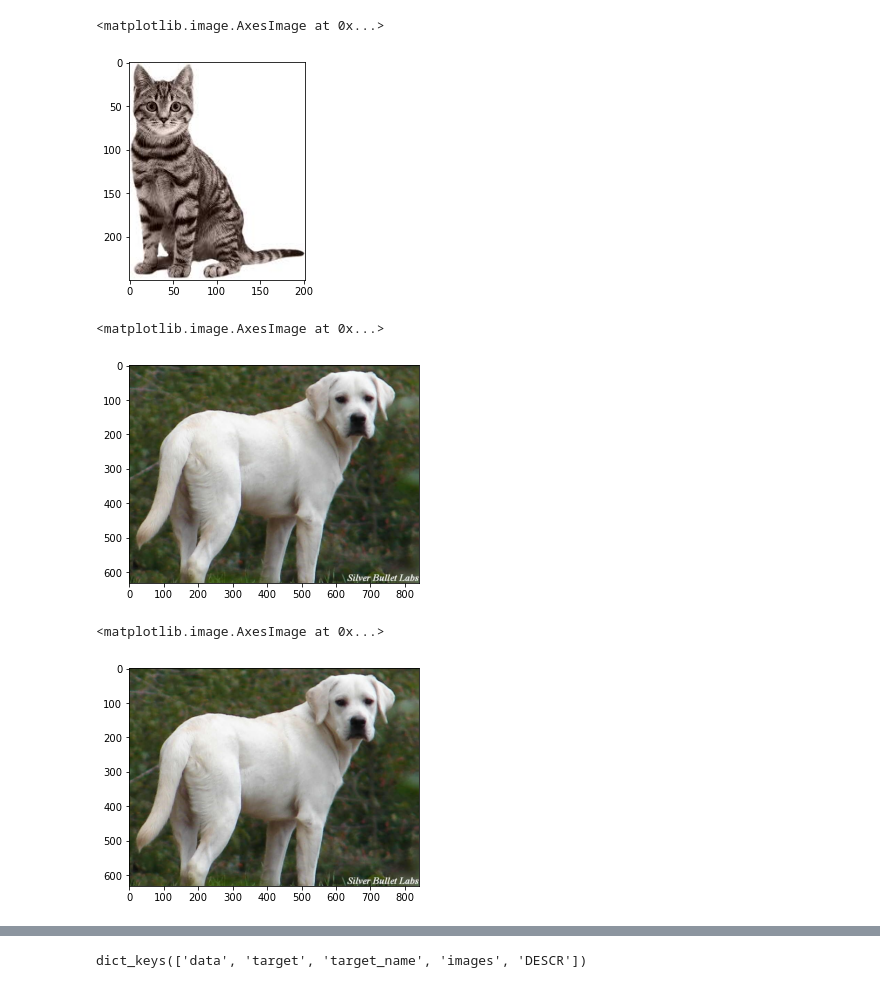
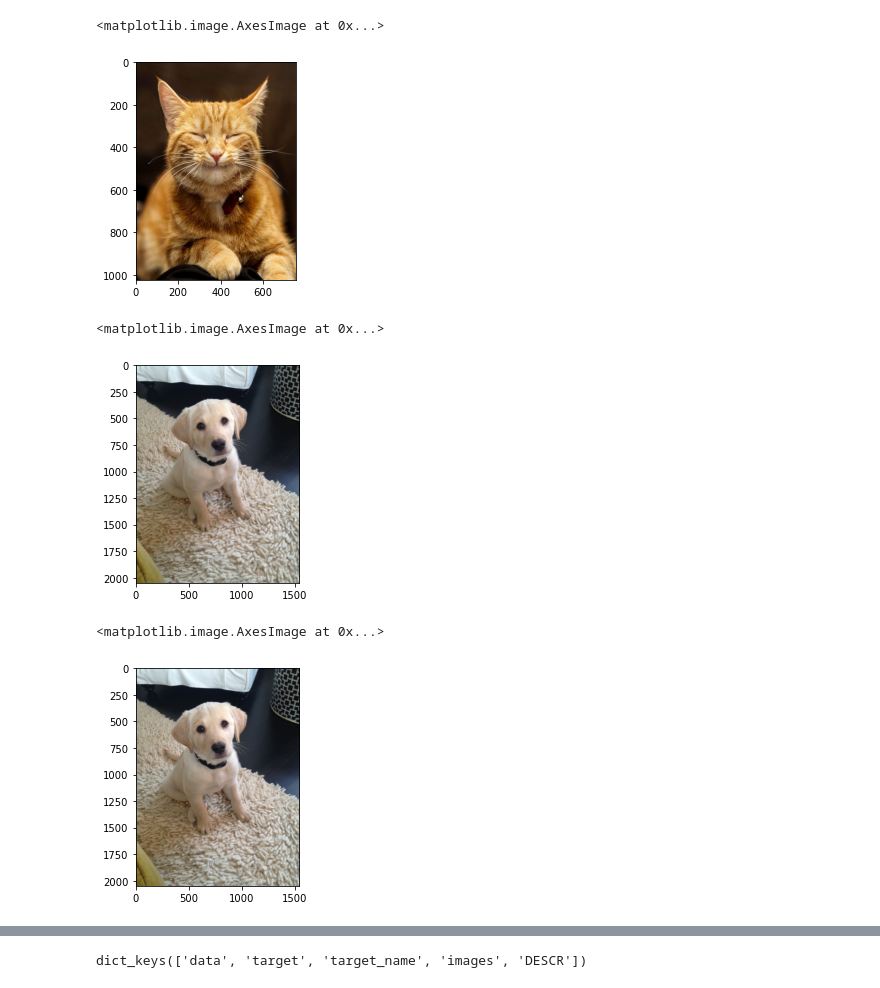
Before and after one commit to reddyprasade/Collection-of-data, a Jupyter notebook: DogandCatimages.ipynb, the cells around one changed output, grey strips where cells are left out. Cells and saved outputs as stored; diff of their text form; code cells hidden in the pictures.

```diff
--- a/DogandCatimages.ipynb
+++ b/DogandCatimages.ipynb
@@ -10,23 +10,23 @@ from sklearn.utils import Bunch
 from skimage.io import imread
 from skimage.transform import resize
 # %%
-img = plt.imread('Downloads/Images_of_Cat_n_Dog/Image_ML/CAT/9.jpg')
+img = plt.imread('Image_ML/cat/1.jpg')
 plt.imshow(img)
 # %% [output]
 <matplotlib.image.AxesImage at 0x...>
-[figure, old version]
+[figure, new version]
 # %%
 edges = filters.sobel(img)
 plt.imshow(img)
 # %% [output]
 <matplotlib.image.AxesImage at 0x...>
-[figure, old version]
+[figure, new version]
 # %%
-img = plt.imread('Downloads/Images_of_Cat_n_Dog/Image_ML/Dog/9.jpg')
+img = plt.imread('Image_ML/dog/2.jpg')
 plt.imshow(img)
 # %% [output]
 <matplotlib.image.AxesImage at 0x...>
-[figure, old version]
+[figure, new version]
 # %%
 from skimage import io, filters
 # %%
```
Also changed, not shown: parts of 85 cells of this notebook.
